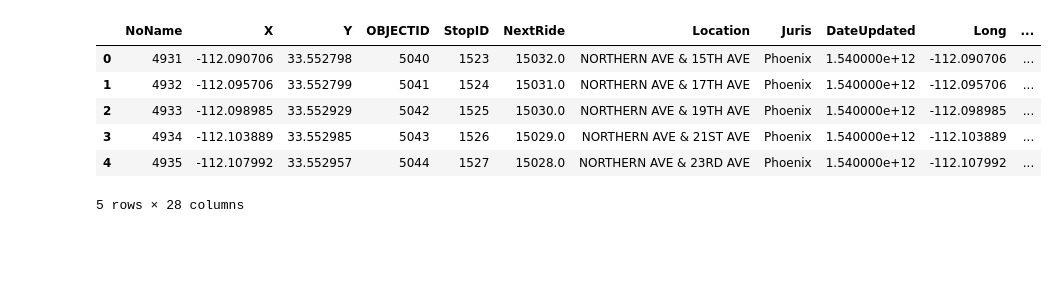
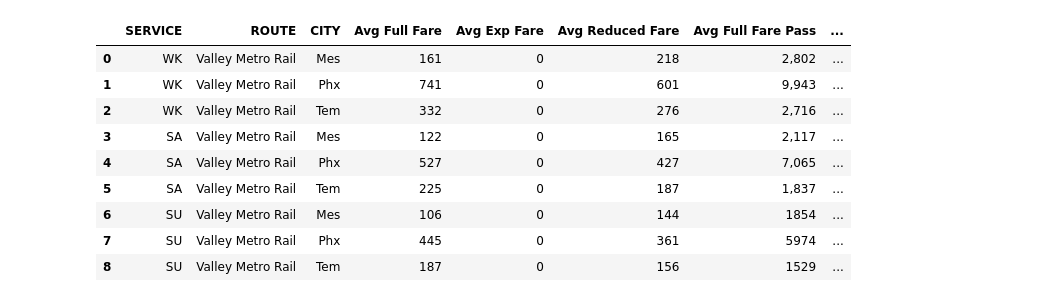
Before and after one commit to phil-wew/group_project1, a Jupyter notebook: CC/Valley Metro Bus Stops.ipynb, the cells around one changed output. Drawn from its saved outputs; the diff is of its cells as text; code cells hidden in the pictures; blank space fills up the shorter version.

```diff
--- a/CC/Valley Metro Bus Stops.ipynb
+++ b/CC/Valley Metro Bus Stops.ipynb
@@ -8,15 +8,17 @@ import time
 from scipy.stats import linregress
 from config import am_key
 # %%
-# Import CSV
-vm_busstop = "CSVs/filter_bus3001-4500.csv"
-vm_busstop_df = pd.read_csv(r"C:\Users\crist\Desktop\group_project1\CSVs\filter_bus3001-4500.csv")
-vm_busstop_df.head()
+# Import Jan CSV
+Jan_stops_df = pd.read_csv(r"C:\Users\crist\Desktop\group_project1\CC\Jan2020VMBusStops.csv","utf-8", engine='python', delimiter = ",")
+Jan_stops_df
 # %% [output]
-|  | NoName | X | Y | OBJECTID | StopID | NextRide | Location | Juris | DateUpdated | Long | ... |
-| 0 | 4931 | -112.090706 | 33.552798 | 5040 | 1523 | 15032.0 | NORTHERN AVE & 15TH AVE | Phoenix | 1.540000e+12 | -112.090706 | ... |
-| 1 | 4932 | -112.095706 | 33.552799 | 5041 | 1524 | 15031.0 | NORTHERN AVE & 17TH AVE | Phoenix | 1.540000e+12 | -112.095706 | ... |
-| 2 | 4933 | -112.098985 | 33.552929 | 5042 | 1525 | 15030.0 | NORTHERN AVE & 19TH AVE | Phoenix | 1.540000e+12 | -112.098985 | ... |
-| 3 | 4934 | -112.103889 | 33.552985 | 5043 | 1526 | 15029.0 | NORTHERN AVE & 21ST AVE | Phoenix | 1.540000e+12 | -112.103889 | ... |
-| 4 | 4935 | -112.107992 | 33.552957 | 5044 | 1527 | 15028.0 | NORTHERN AVE & 23RD AVE | Phoenix | 1.540000e+12 | -112.107992 | ... |
+|  | SERVICE | ROUTE | CITY | Avg Full Fare | Avg Exp Fare | Avg Reduced Fare | Avg Full Fare Pass | ... |
+| 0 | WK | Valley Metro Rail | Mes | 161 | 0 | 218 | 2,802 | ... |
+| 1 | WK | Valley Metro Rail | Phx | 741 | 0 | 601 | 9,943 | ... |
+| 2 | WK | Valley Metro Rail | Tem | 332 | 0 | 276 | 2,716 | ... |
+| 3 | SA | Valley Metro Rail | Mes | 122 | 0 | 165 | 2,117 | ... |
+| 4 | SA | Valley Metro Rail | Phx | 527 | 0 | 427 | 7,065 | ... |
+| 5 | SA | Valley Metro Rail | Tem | 225 | 0 | 187 | 1,837 | ... |
+| 6 | SU | Valley Metro Rail | Mes | 106 | 0 | 144 | 1854 | ... |
+| 7 | SU | Valley Metro Rail | Phx | 445 | 0 | 361 | 5974 | ... |
+| 8 | SU | Valley Metro Rail | Tem | 187 | 0 | 156 | 1529 | ... |
-5 rows × 28 columns
```
Also changed, not shown: parts of 16 cells of this notebook, 7 other files.
